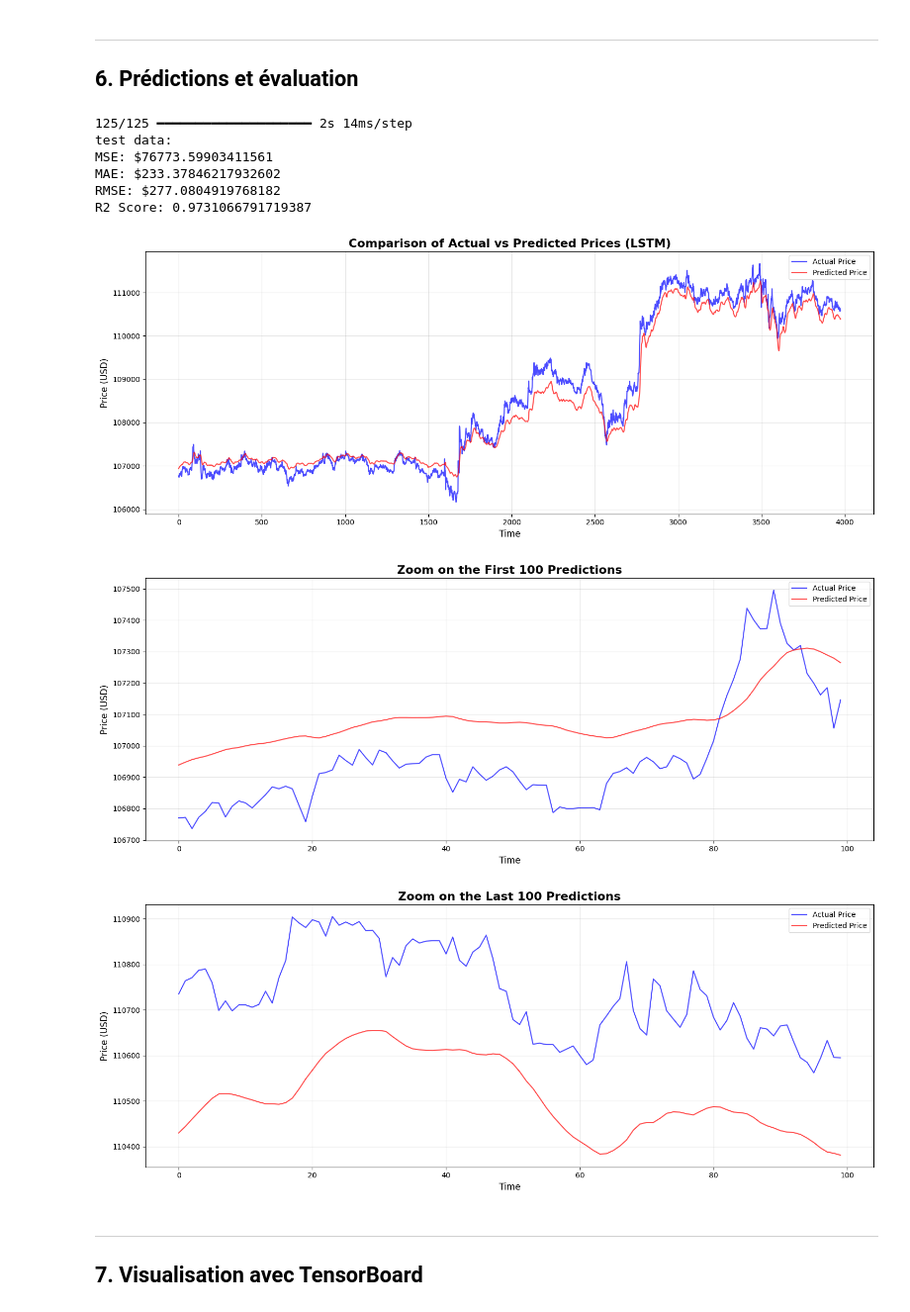
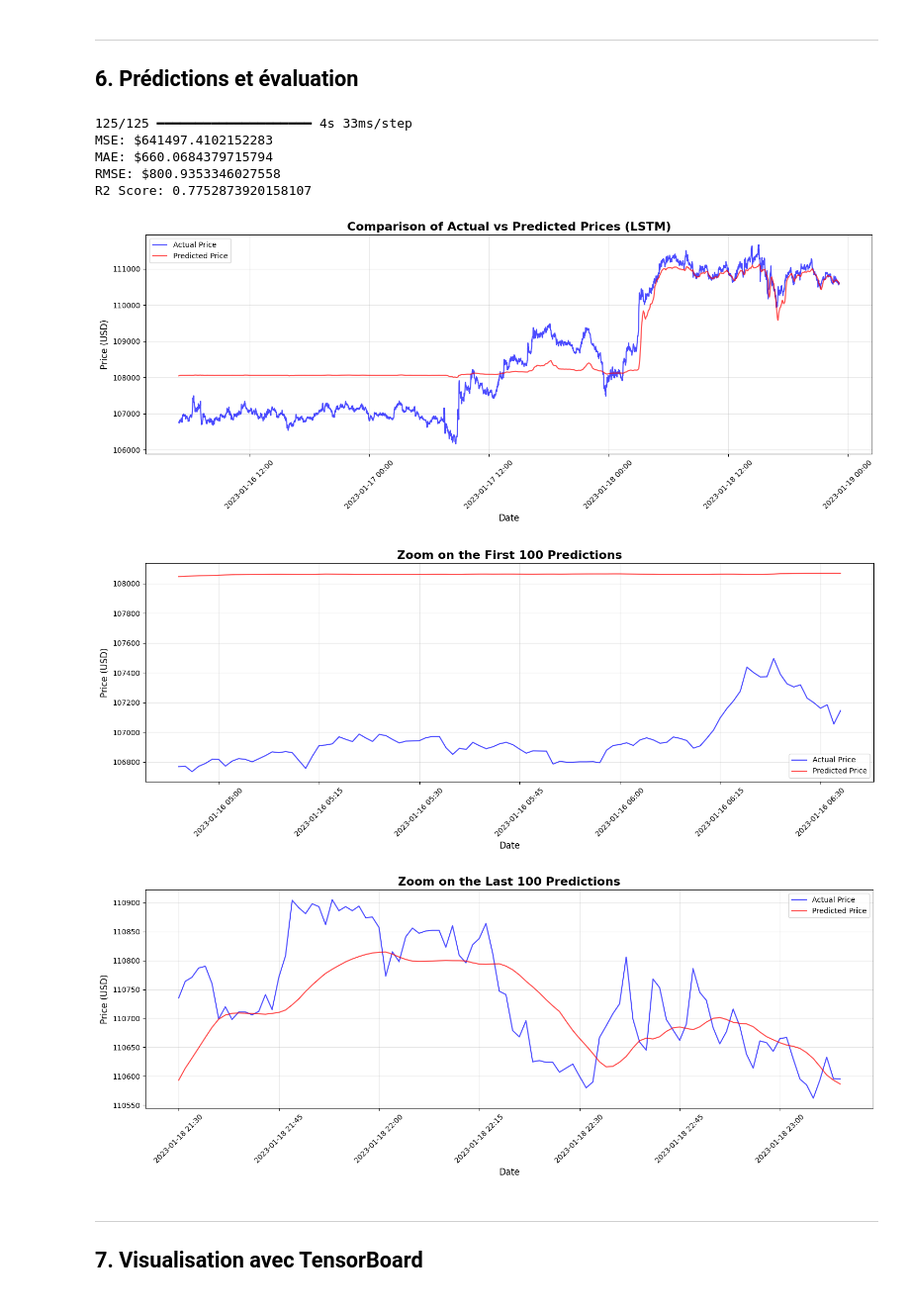
Before and after one commit to MatisAgr/IPSSI_LSTM_Crypto, a Jupyter notebook: BitcoinLSTM.ipynb, the cells around one changed output. Shown at 99% size. Cells and saved outputs as stored; diff of their text form; code cells hidden in the pictures.

Commit message:
Update model and images: replaced best LSTM model and updated training/prediction visualizations

```diff
--- a/BitcoinLSTM.ipynb
+++ b/BitcoinLSTM.ipynb
@@ -13,8 +13,12 @@ from tensorflow.keras.layers import LSTM, Dense, Dropout, Conv1D, Add, Input, Ac
 from sklearn.metrics import mean_squared_error, mean_absolute_error, r2_score
 from tensorflow.keras.callbacks import ReduceLROnPlateau, EarlyStopping, TensorBoard, ModelCheckpoint
 import datetime
+import matplotlib.dates as mdates
 
 df = pd.read_csv('data/btcusd_1-min_data.csv')
+
+# convert to datetime
+df['Timestamp'] = pd.to_datetime(df['Timestamp'], unit='s')
 
 print(f"Nb lines: {len(df)}")
 print(df.head())
@@ -41,15 +45,13 @@ None
 ---
 ## 2. Visualisation du prix en fonction du temps
 # %%
-# timestamp to datetime
-df['date'] = pd.to_datetime(df['Timestamp'], unit='s')
-
 # plot
 plt.figure(figsize=(15, 6))
-plt.plot(df['date'], df['Close'], linewidth=0.5, alpha=0.8)
+plt.plot(df['Timestamp'], df['Close'], linewidth=0.5, alpha=0.8)
 plt.title('BTC/USD Price Over Time', fontsize=16, fontweight='bold')
 plt.xlabel('Date', fontsize=12)
 plt.ylabel('Price (USD)', fontsize=12)
+plt.xticks(rotation=45)
 plt.grid(True, alpha=0.3)
 plt.tight_layout()
 plt.savefig('images/01_btc_price_history.png', dpi=100, bbox_inches='tight')
@@ -247,62 +290,76 @@ predictions = model.predict(X_test)
 predictions = scaler.inverse_transform(predictions)
 y_test_actual = scaler.inverse_transform(y_test.reshape(-1, 1))
 
+# Get timestamps for test data (correspondant aux prédictions)
+test_start_idx = int(0.8 * len(df)) + seq_length + seq_length
+test_timestamps = df['Timestamp'].iloc[test_start_idx:test_start_idx + len(predictions)].values
+
 mse = mean_squared_error(y_test_actual, predictions)
 mae = mean_absolute_error(y_test_actual, predictions)
 rmse = np.sqrt(mse)
 r2 = r2_score(y_test_actual, predictions)
 
-print(f"test data:")
 print(f"MSE: ${mse}")
 print(f"MAE: ${mae}")
 print(f"RMSE: ${rmse}")
 print(f"R2 Score: {r2}")
 
+# Full predictions with dates
 plt.figure(figsize=(15, 6))
-plt.plot(y_test_actual, label='Actual Price', color='blue', alpha=0.7)
-plt.plot(predictions, label='Predicted Price', color='red', alpha=0.7)
+plt.plot(test_timestamps, y_test_actual, label='Actual Price', color='blue', alpha=0.7)
+plt.plot(test_timestamps, predictions, label='Predicted Price', color='red', alpha=0.7)
 plt.title('Comparison of Actual vs Predicted Prices (LSTM)', fontsize=16, fontweight='bold')
-plt.xlabel('Time', fontsize=12)
+plt.xlabel('Date', fontsize=12)
 plt.ylabel('Price (USD)', fontsize=12)
+plt.gca().xaxis.set_major_formatter(mdates.DateFormatter('%Y-%m-%d %H:%M'))
+plt.gca().xaxis.set_major_locator(mdates.AutoDateLocator())
+plt.xticks(rotation=45)
 plt.legend()
 plt.grid(True, alpha=0.3)
 plt.tight_layout()
 plt.savefig('images/03_predictions_full.png', dpi=100, bbox_inches='tight')
 plt.show()
 
+# Zoom first 100
 plt.figure(figsize=(15, 6))
-plt.plot(y_test_actual[:100], label='Actual Price', color='blue', alpha=0.7)
-plt.plot(predictions[:100], label='Predicted Price', color='red', alpha=0.7)
+plt.plot(test_timestamps[:100], y_test_actual[:100], label='Actual Price', color='blue', alpha=0.7)
+plt.plot(test_timestamps[:100], predictions[:100], label='Predicted Price', color='red', alpha=0.7)
 plt.title('Zoom on the First 100 Predictions', fontsize=16, fontweight='bold')
-plt.xlabel('Time', fontsize=12)
+plt.xlabel('Date', fontsize=12)
 plt.ylabel('Price (USD)', fontsize=12)
+plt.gca().xaxis.set_major_formatter(mdates.DateFormatter('%Y-%m-%d %H:%M'))
+plt.gca().xaxis.set_major_locator(mdates.AutoDateLocator())
+plt.xticks(rotation=45)
 plt.legend()
 plt.grid(True, alpha=0.3)
 plt.tight_layout()
 plt.savefig('images/04_predictions_first_100.png', dpi=100, bbox_inches='tight')
 plt.show()
 
+# Zoom last 100
 plt.figure(figsize=(15, 6))
-plt.plot(y_test_actual[-100:], label='Actual Price', color='blue', alpha=0.7)
-plt.plot(predictions[-100:], label='Predicted Price', color='red', alpha=0.7)
+plt.plot(test_timestamps[-100:], y_test_actual[-100:], label='Actual Price', color='blue', alpha=0.7)
+plt.plot(test_timestamps[-100:], predictions[-100:], label='Predicted Price', color='red', alpha=0.7)
 plt.title('Zoom on the Last 100 Predictions', fontsize=16, fontweight='bold')
-plt.xlabel('Time', fontsize=12)
+plt.xlabel('Date', fontsize=12)
 plt.ylabel('Price (USD)', fontsize=12)
+plt.gca().xaxis.set_major_formatter(mdates.DateFormatter('%Y-%m-%d %H:%M'))
+plt.gca().xaxis.set_major_locator(mdates.AutoDateLocator())
+plt.xticks(rotation=45)
 plt.legend()
 plt.grid(True, alpha=0.3)
 plt.tight_layout()
 plt.savefig('images/05_predictions_last_100.png', dpi=100, bbox_inches='tight')
 plt.show()
 # %% [output]
-125/125 ━━━━━━━━━━━━━━━━━━━━ 2s 14ms/step
-test data:
-MSE: $76773.59903411561
-MAE: $233.37846217932602
-RMSE: $277.0804919768182
-R2 Score: 0.9731066791719387
+125/125 ━━━━━━━━━━━━━━━━━━━━ 4s 33ms/step
+MSE: $641497.4102152283
+MAE: $660.0684379715794
+RMSE: $800.9353346027558
+R2 Score: 0.7752873920158107
-[figure, old version]
+[figure, new version]
-[figure, old version]
+[figure, new version]
-[figure, old version]
+[figure, new version]
 # %% [markdown]
 ---
 ## 7. Visualisation avec TensorBoard
```
Also changed, not shown: parts of 6 cells of this notebook, 6 other files.
